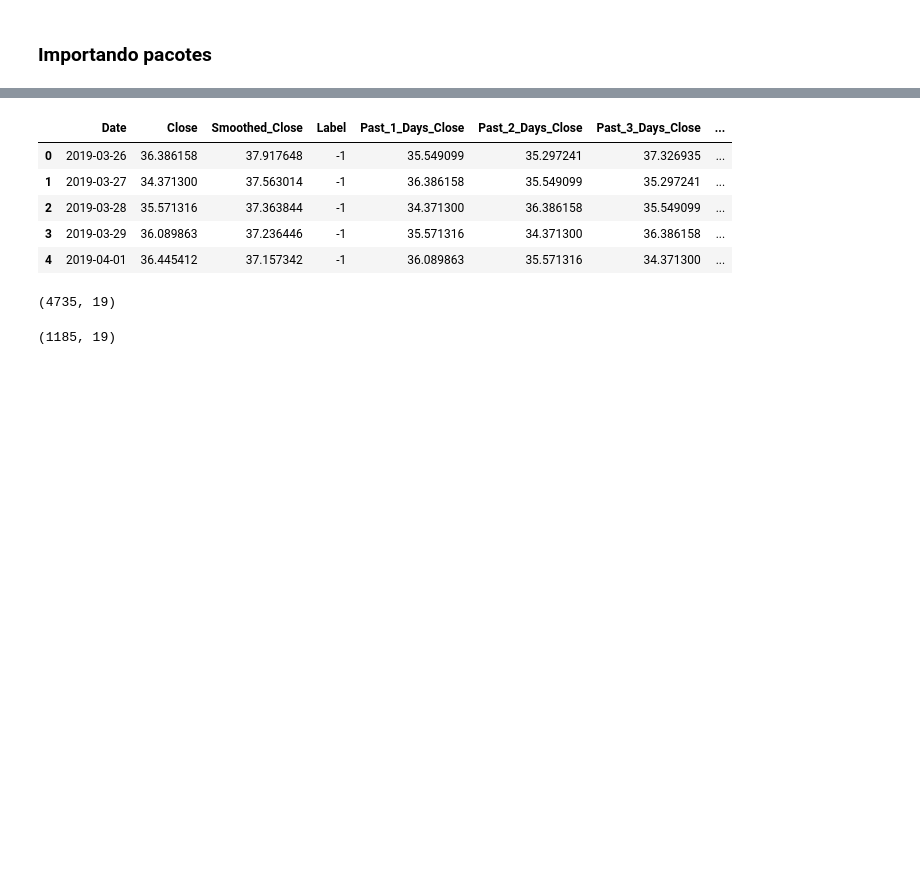
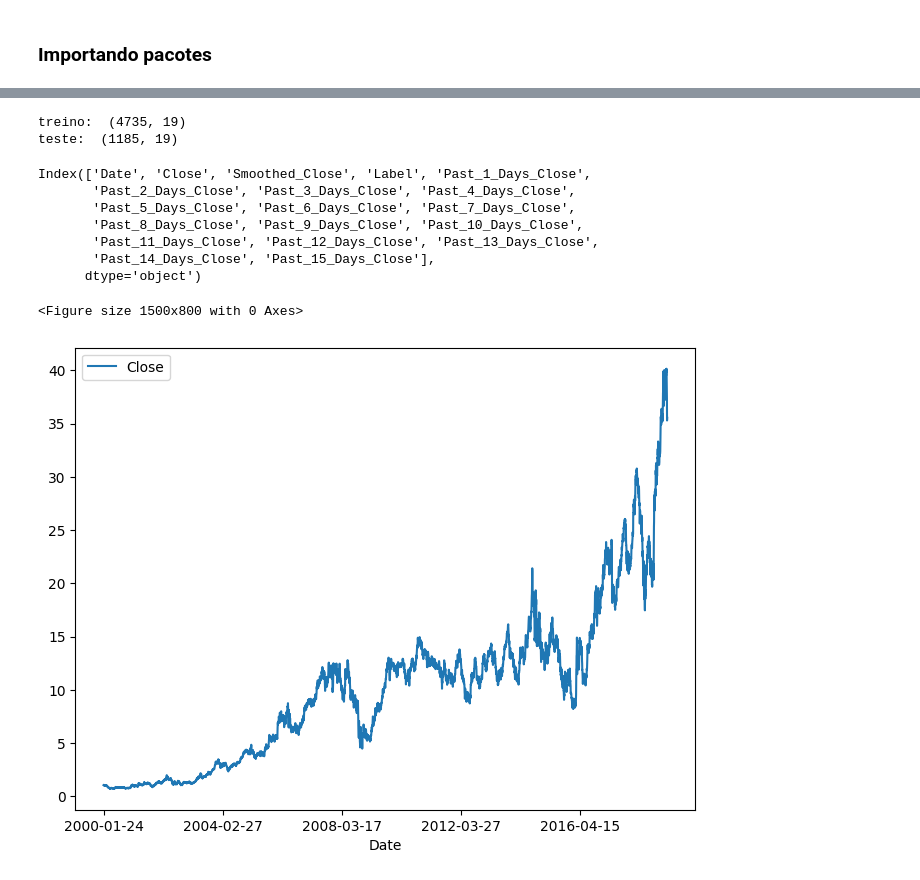
Before and after one commit to lpoggetto/trabalho_final_DL_fiap, a Jupyter notebook: trabalho_dl_bbas3.ipynb, the cells around one changed output, grey strips where cells are left out. Drawn from its saved outputs; the diff is of its cells as text; code cells hidden in the pictures; blank space fills up the shorter version.

```diff
--- a/trabalho_dl_bbas3.ipynb
+++ b/trabalho_dl_bbas3.ipynb
@@ -50,17 +77,45 @@ df_bbas3_treino.head()
+# %%
+# validando tamanho dos datasets
+print('treino: ', df_bbas3_treino.shape)
+print('teste: ', df_bbas3_teste.shape)
+# %% [output]
+treino:  (4735, 19)
+teste:  (1185, 19)
 # %%
-df_bbas3_teste.head()
+df_bbas3_teste.columns
 # %% [output]
-|  | Date | Close | Smoothed_Close | Label | Past_1_Days_Close | Past_2_Days_Close | Past_3_Days_Close | ... |
-| 0 | 2019-03-26 | 36.386158 | 37.917648 | -1 | 35.549099 | 35.297241 | 37.326935 | ... |
-| 1 | 2019-03-27 | 34.371300 | 37.563014 | -1 | 36.386158 | 35.549099 | 35.297241 | ... |
-| 2 | 2019-03-28 | 35.571316 | 37.363844 | -1 | 34.371300 | 36.386158 | 35.549099 | ... |
-| 3 | 2019-03-29 | 36.089863 | 37.236446 | -1 | 35.571316 | 34.371300 | 36.386158 | ... |
-| 4 | 2019-04-01 | 36.445412 | 37.157342 | -1 | 36.089863 | 35.571316 | 34.371300 | ... |
+Index(['Date', 'Close', 'Smoothed_Close', 'Label', 'Past_1_Days_Close',
+       'Past_2_Days_Close', 'Past_3_Days_Close', 'Past_4_Days_Close',
+       'Past_5_Days_Close', 'Past_6_Days_Close', 'Past_7_Days_Close',
+       'Past_8_Days_Close', 'Past_9_Days_Close', 'Past_10_Days_Close',
+       'Past_11_Days_Close', 'Past_12_Days_Close', 'Past_13_Days_Close',
+       'Past_14_Days_Close', 'Past_15_Days_Close'],
+      dtype='object')
-# %%
-df_bbas3_treino.shape
-# %% [output]
-(4735, 19)
-# %%
-df_bbas3_teste.shape
-# %% [output]
-(1185, 19)
+# %%
+colunas_plot = [
+    'Close'
+    # 'Past_1_Days_Close',
+    # 'Past_2_Days_Close',
+    # 'Past_3_Days_Close',
+    # 'Past_4_Days_Close',
+    # 'Past_5_Days_Close',
+    # 'Past_6_Days_Close',
+    # 'Past_7_Days_Close',
+    # 'Past_8_Days_Close',
+    # 'Past_9_Days_Close',
+    # 'Past_10_Days_Close',
+    # 'Past_11_Days_Close',
+    # 'Past_12_Days_Close',
+    # 'Past_13_Days_Close',
+    # 'Past_14_Days_Close',
+    # 'Past_15_Days_Close',
+]
+
+# plotting features and changing size of graphs
+plt.figure(figsize=(15, 8))
+plot_features = df_bbas3_treino[colunas_plot]
+plot_features.index = df_bbas3_treino['Date']
+_ = plot_features.plot(subplots=True)
+# %% [output]
+<Figure size 1500x800 with 0 Axes>
+[figure, added]
```
Also changed, not shown: parts of 8 cells of this notebook.
